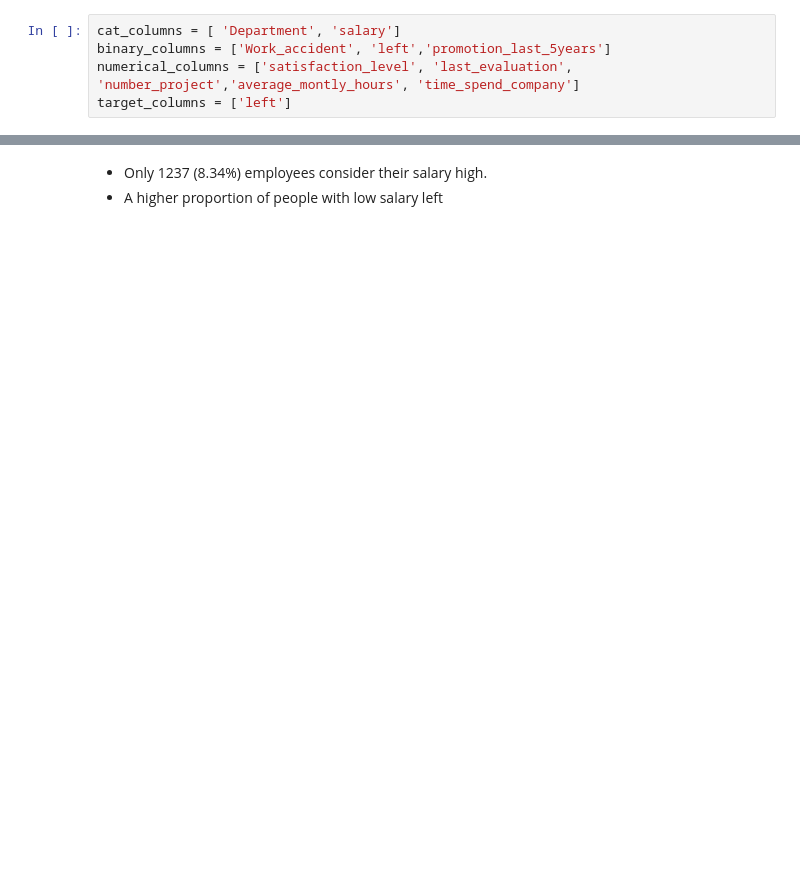
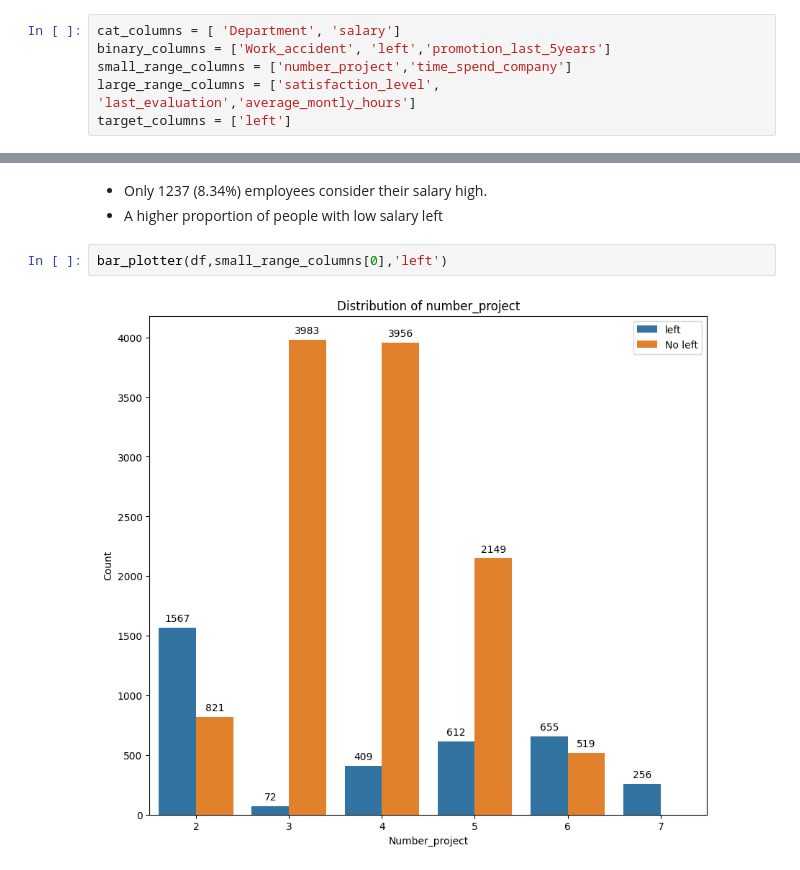
Before and after one commit to DGayer93/HR_Analytics_Project, a Jupyter notebook: hr_analytics.ipynb, the cells around one changed output, grey strips where cells are left out. Saved outputs shown, nothing was run; the diff lists cells and outputs as text; blank space fills up the shorter version.

```diff
--- a/hr_analytics.ipynb
+++ b/hr_analytics.ipynb
@@ -80,5 +114,6 @@ df.head()
 # %%
 cat_columns = [ 'Department', 'salary']
 binary_columns = ['Work_accident', 'left','promotion_last_5years']
-numerical_columns = ['satisfaction_level', 'last_evaluation', 'number_project','average_montly_hours', 'time_spend_company']
+small_range_columns = ['number_project','time_spend_company']
+large_range_columns = ['satisfaction_level', 'last_evaluation','average_montly_hours']
 target_columns = ['left']
@@ -111,3 +170,7 @@ cat_column_plotter(df,cat_columns[1],'left')
 # %% [markdown]
 - Only 1237 (8.34%) employees consider their salary high.
 - A higher proportion of people with low salary left
+# %%
+bar_plotter(df,small_range_columns[0],'left')
+# %% [output]
+[figure, added]
```
Also changed, not shown: parts of 36 cells of this notebook.
